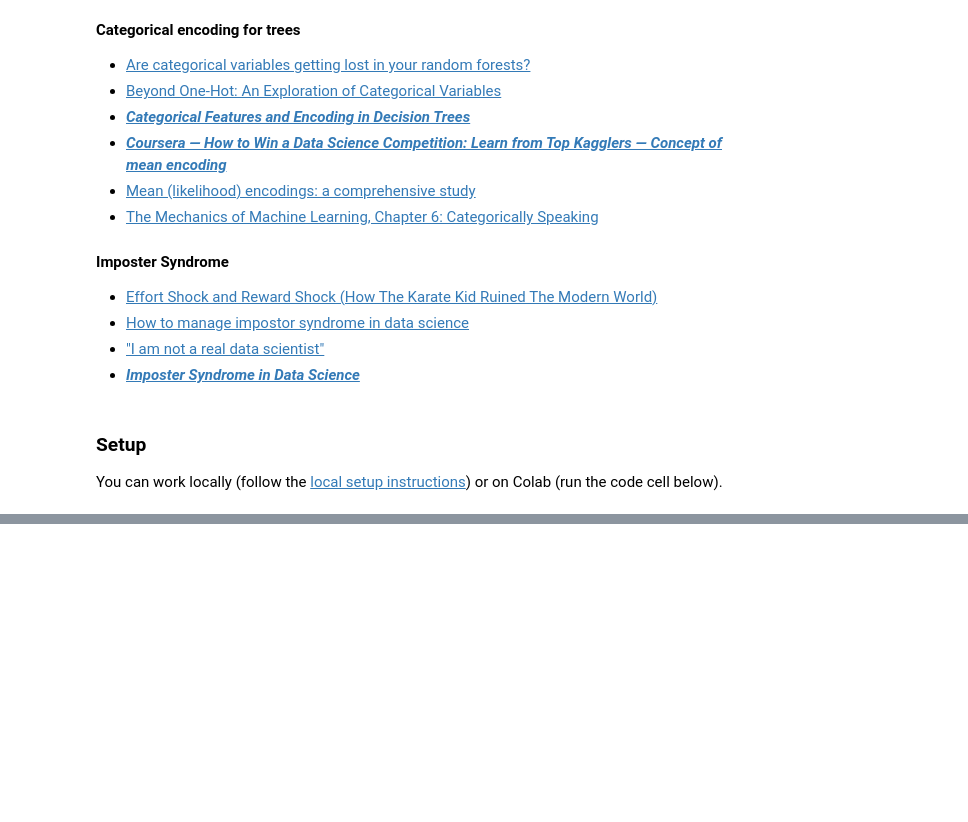
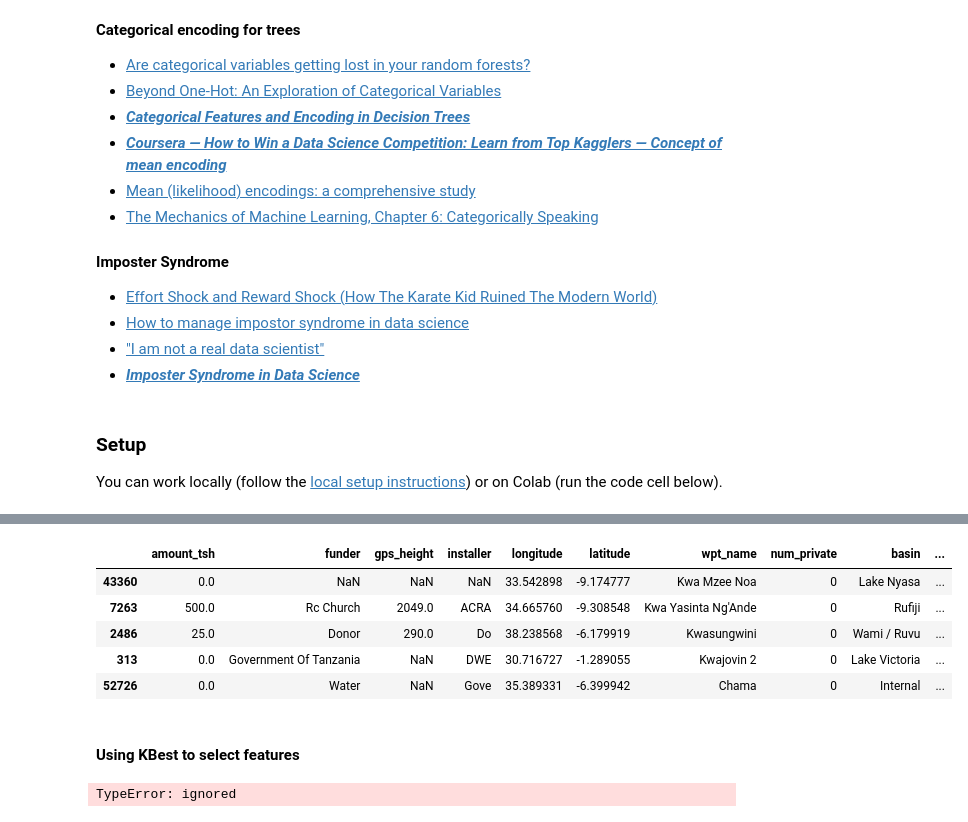
Before and after one commit to bloominstituteoftechnology/DS-Unit-2-Kaggle-Challenge, a Jupyter notebook: module2/assignment_kaggle_challenge_2.ipynb, the cells around one changed output, grey strips where cells are left out. Saved outputs shown, nothing was run; the diff lists cells and outputs as text; code cells hidden in the pictures; blank space fills up the shorter version.

```diff
--- a/module2/assignment_kaggle_challenge_2.ipynb
+++ b/module2/assignment_kaggle_challenge_2.ipynb
@@ -83,0 +389,12 @@ sample_submission = pd.read_csv('../data/tanzania/sample_submission.csv')
+# %%
+# Code from Michael
+
+train.loc[train['longitude'] == 0, 'longitude'] = train.groupby(
+                                 'basin')['longitude'].transform('mean')
+train.loc[train['latitude'] > -.001, 'latitude'] = train.groupby(
+                                 'basin')['latitude'].transform('mean')
+
+test.loc[test['longitude'] == 0, 'longitude'] = test.groupby(
+                                 'basin')['longitude'].transform('mean')
+test.loc[test['latitude'] > -.001, 'latitude'] = test.groupby(
+                                 'basin')['latitude'].transform('mean')
@@ -83,0 +403,8 @@ sample_submission = pd.read_csv('../data/tanzania/sample_submission.csv')
+# %%
+# Cluster the locations
+from sklearn.cluster import KMeans
+kmeans = KMeans(n_clusters = 10, n_jobs = -1)
+
+train['cluster'] = kmeans.fit_predict(train[['longitude', 'latitude']])
+test['cluster'] = kmeans.fit_predict(test[['longitude', 'latitude']])
+px.scatter(train, x='longitude', y='latitude', color='cluster')
@@ -83,0 +467,24 @@ sample_submission = pd.read_csv('../data/tanzania/sample_submission.csv')
+# %%
+train.head()
+# %% [output]
+|  | amount_tsh | funder | gps_height | installer | longitude | latitude | wpt_name | num_private | basin | ... |
+| 43360 | 0.0 | NaN | NaN | NaN | 33.542898 | -9.174777 | Kwa Mzee Noa | 0 | Lake Nyasa | ... |
+| 7263 | 500.0 | Rc Church | 2049.0 | ACRA | 34.665760 | -9.308548 | Kwa Yasinta Ng'Ande | 0 | Rufiji | ... |
+| 2486 | 25.0 | Donor | 290.0 | Do | 38.238568 | -6.179919 | Kwasungwini | 0 | Wami / Ruvu | ... |
+| 313 | 0.0 | Government Of Tanzania | NaN | DWE | 30.716727 | -1.289055 | Kwajovin 2 | 0 | Lake Victoria | ... |
+| 52726 | 0.0 | Water | NaN | Gove | 35.389331 | -6.399942 | Chama | 0 | Internal | ... |
+# %% [markdown]
+#### Using KBest to select features
+# %%
+kbest = make_pipeline(
+    ce.OneHotEncoder(use_cat_names=True),
+    IterativeImputer(),
+    StandardScaler(),
+    SelectKBest(score_func = f_regression, k = 10),
+    RandomForestClassifier(n_estimators=6, random_state=42, n_jobs=-1)
+)
+
+kbest.fit(X_train, y_train)
+print('Validation Accuracy', kbest.score(X_val, y_val))
+# %% [output]
+TypeError: ignored
```
Also changed, not shown: parts of 50 cells of this notebook.
